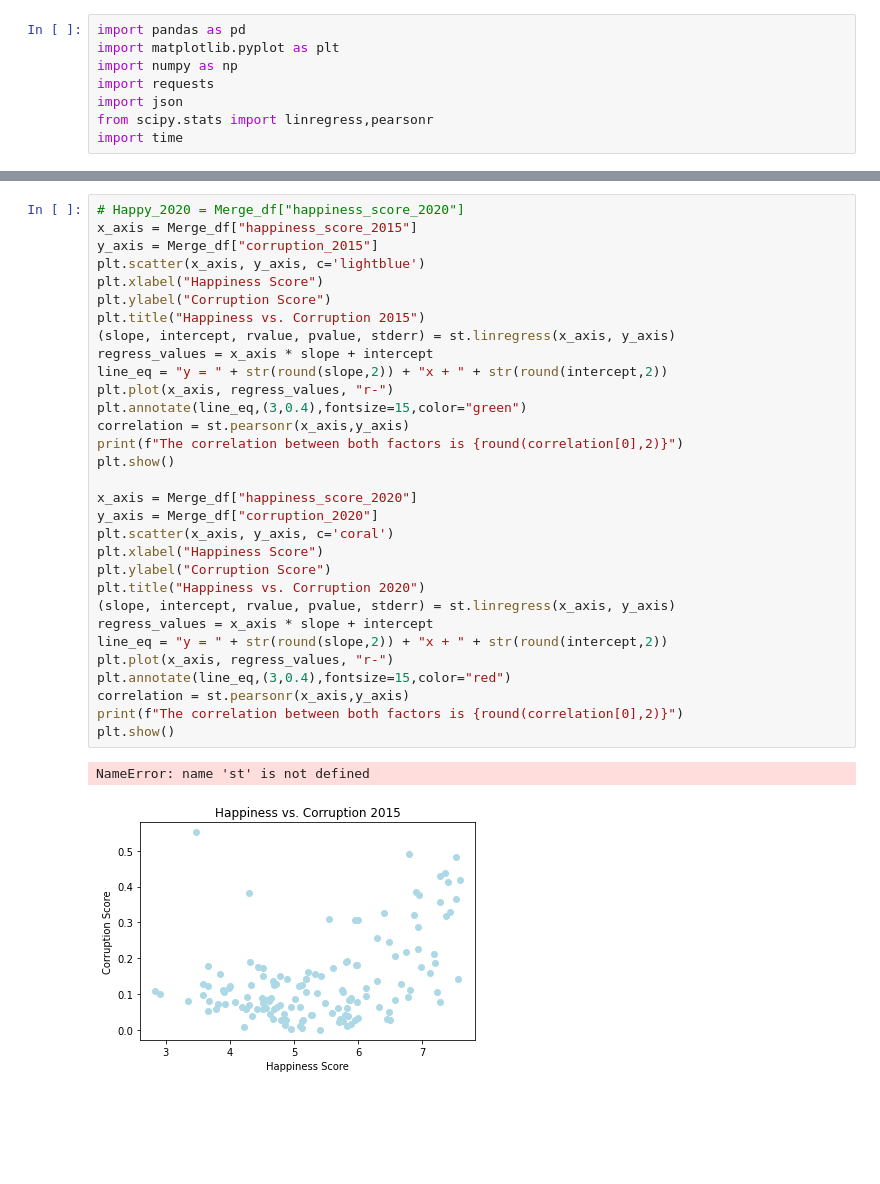
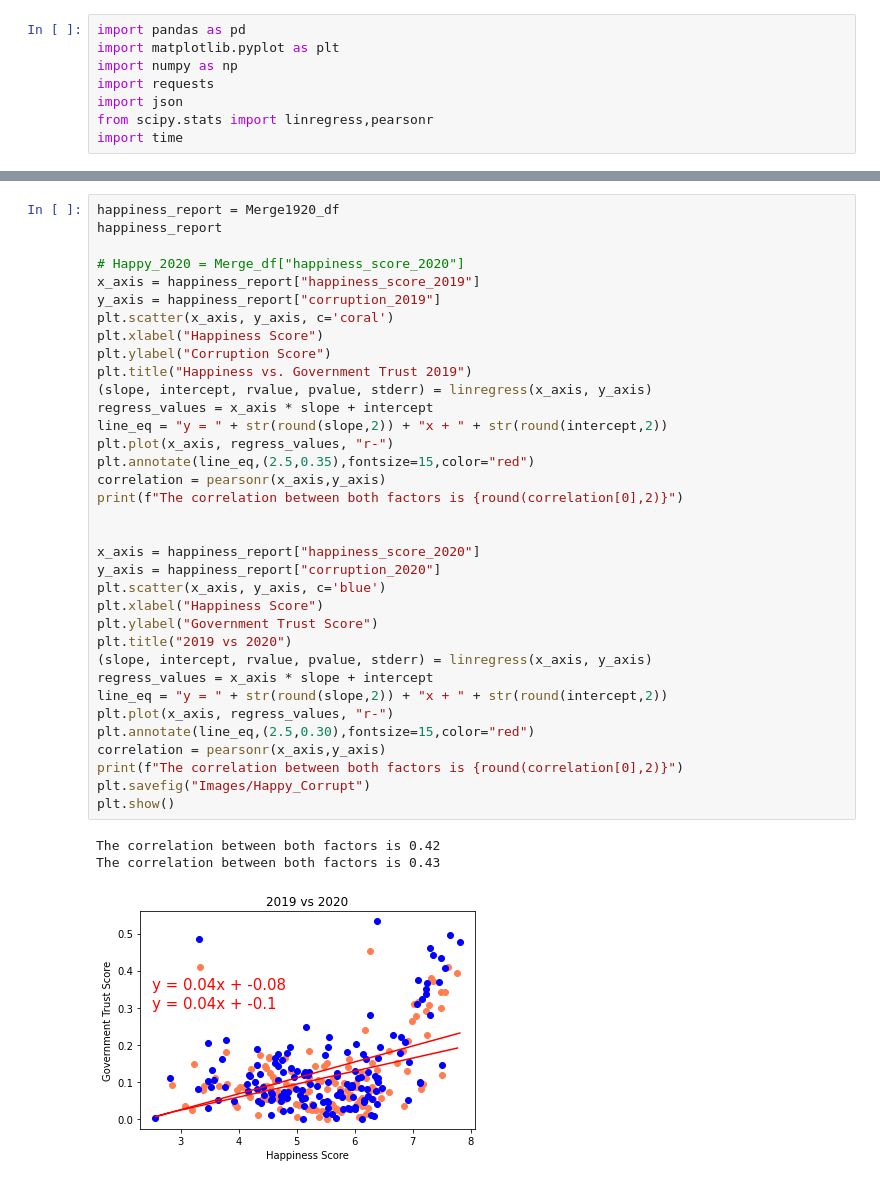
Before and after one commit to josiedeleon/Team9--Project1, a Jupyter notebook: Project 1 Happiness.ipynb, the cells around one changed output, grey strips where cells are left out. Saved outputs shown, nothing was run; the diff lists cells and outputs as text; blank space fills up the shorter version.

Commit message:
modified:   Project 1 Happiness.ipynb deleted:    Project 1 Happiness_1.ipynb

```diff
--- a/Project 1 Happiness.ipynb
+++ b/Project 1 Happiness.ipynb
@@ -44,34 +28,39 @@ Merge_df.head()
 # %%
+happiness_report = Merge1920_df
+happiness_report
+
 # Happy_2020 = Merge_df["happiness_score_2020"]
-x_axis = Merge_df["happiness_score_2015"]
-y_axis = Merge_df["corruption_2015"]
-plt.scatter(x_axis, y_axis, c='lightblue')
+x_axis = happiness_report["happiness_score_2019"]
+y_axis = happiness_report["corruption_2019"]
+plt.scatter(x_axis, y_axis, c='coral')
 plt.xlabel("Happiness Score")
 plt.ylabel("Corruption Score")
-plt.title("Happiness vs. Corruption 2015")
-(slope, intercept, rvalue, pvalue, stderr) = st.linregress(x_axis, y_axis)
+plt.title("Happiness vs. Government Trust 2019")
+(slope, intercept, rvalue, pvalue, stderr) = linregress(x_axis, y_axis)
 regress_values = x_axis * slope + intercept
 line_eq = "y = " + str(round(slope,2)) + "x + " + str(round(intercept,2))
 plt.plot(x_axis, regress_values, "r-")
-plt.annotate(line_eq,(3,0.4),fontsize=15,color="green")
-correlation = st.pearsonr(x_axis,y_axis)
+plt.annotate(line_eq,(2.5,0.35),fontsize=15,color="red")
+correlation = pearsonr(x_axis,y_axis)
 print(f"The correlation between both factors is {round(correlation[0],2)}")
-plt.show()
 
-x_axis = Merge_df["happiness_score_2020"]
-y_axis = Merge_df["corruption_2020"]
-plt.scatter(x_axis, y_axis, c='coral')
+
+x_axis = happiness_report["happiness_score_2020"]
+y_axis = happiness_report["corruption_2020"]
+plt.scatter(x_axis, y_axis, c='blue')
 plt.xlabel("Happiness Score")
-plt.ylabel("Corruption Score")
-plt.title("Happiness vs. Corruption 2020")
-(slope, intercept, rvalue, pvalue, stderr) = st.linregress(x_axis, y_axis)
+plt.ylabel("Government Trust Score")
+plt.title("2019 vs 2020")
+(slope, intercept, rvalue, pvalue, stderr) = linregress(x_axis, y_axis)
 regress_values = x_axis * slope + intercept
 line_eq = "y = " + str(round(slope,2)) + "x + " + str(round(intercept,2))
 plt.plot(x_axis, regress_values, "r-")
-plt.annotate(line_eq,(3,0.4),fontsize=15,color="red")
-correlation = st.pearsonr(x_axis,y_axis)
+plt.annotate(line_eq,(2.5,0.30),fontsize=15,color="red")
+correlation = pearsonr(x_axis,y_axis)
 print(f"The correlation between both factors is {round(correlation[0],2)}")
+plt.savefig("Images/Happy_Corrupt")
 plt.show()
 # %% [output]
-NameError: name 'st' is not defined
+The correlation between both factors is 0.42
+The correlation between both factors is 0.43
-[figure, old version]
+[figure, new version]
```
Also changed, not shown: parts of 4 cells of this notebook.
